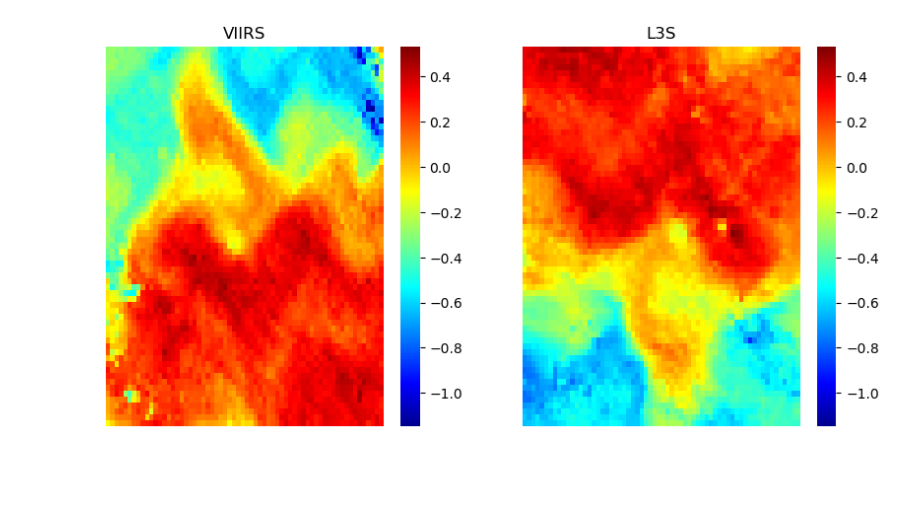
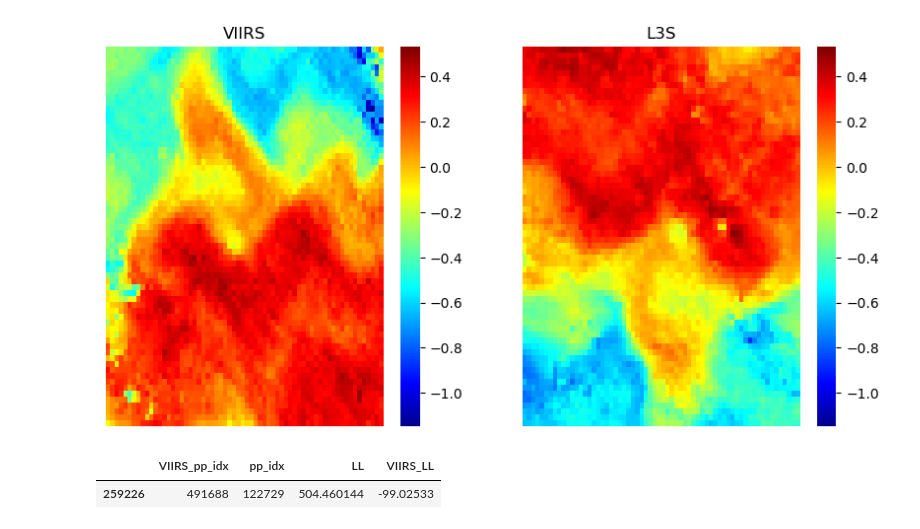
Before and after one commit to AI-for-Ocean-Science/ulmo, a Jupyter notebook: ulmo/sst_l3s/s3_images.ipynb, the cells around one changed output. Drawn from its saved outputs; the diff is of its cells as text; code cells hidden in the pictures; blank space fills up the shorter version.

```diff
--- a/ulmo/sst_l3s/s3_images.ipynb
+++ b/ulmo/sst_l3s/s3_images.ipynb
@@ -244,3 +244,15 @@ show_image(L3S_close_ex, ax=axes[1], title='L3S', vmnx=vmnx)
 plt.show()
 # %% [output]
 [figure]
+# %%
+# find an example where VIIRS_LL is about -100 and L3S_LL is about 500
+
+filtered_data = table[
+    (table['VIIRS_LL'] >= -105) & (table['VIIRS_LL'] <= -95) &
+    (table['LL'] >= 495) & (table['LL'] <= 505)
+]
+# %%
+filtered_data[['VIIRS_pp_idx', 'pp_idx', "LL", "VIIRS_LL"]]
+# %% [output]
+|  | VIIRS_pp_idx | pp_idx | LL | VIIRS_LL |
+| 259226 | 491688 | 122729 | 504.460144 | -99.02533 |
```
Also changed, not shown: parts of 2 cells of this notebook.
